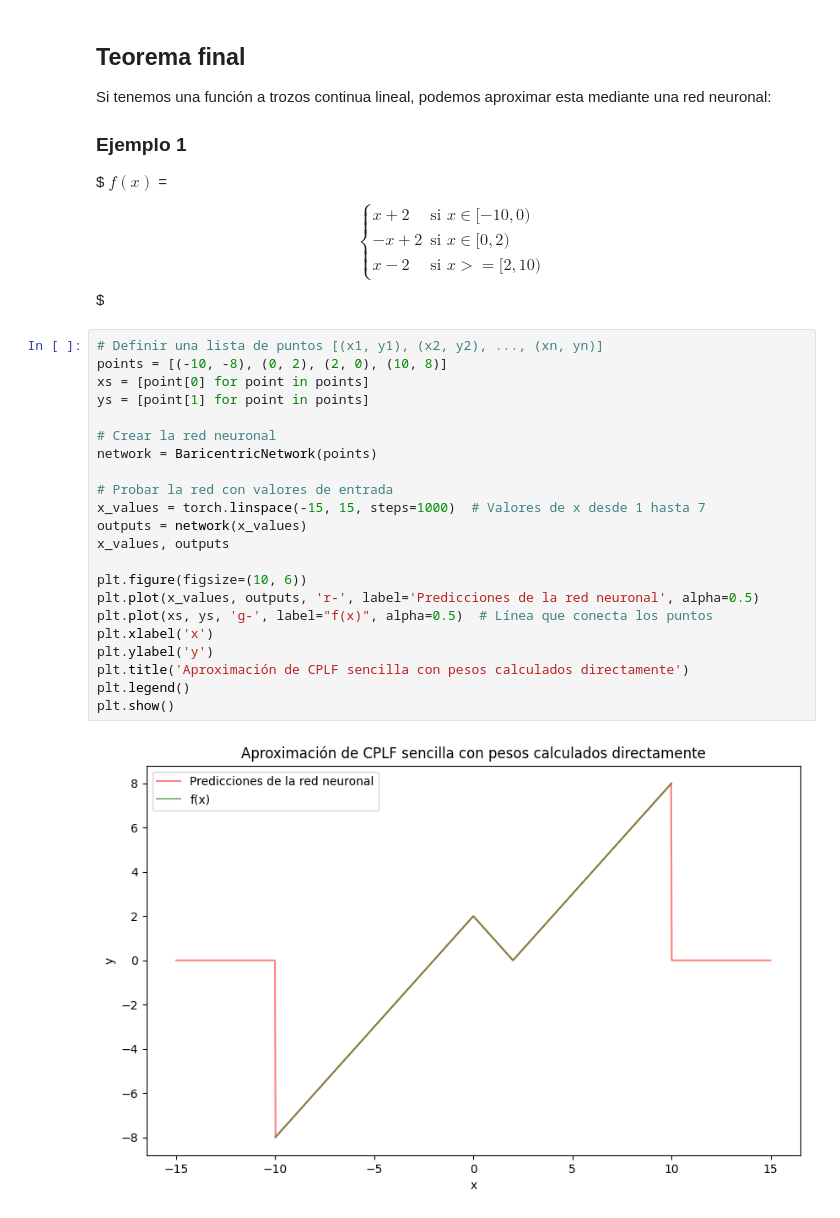
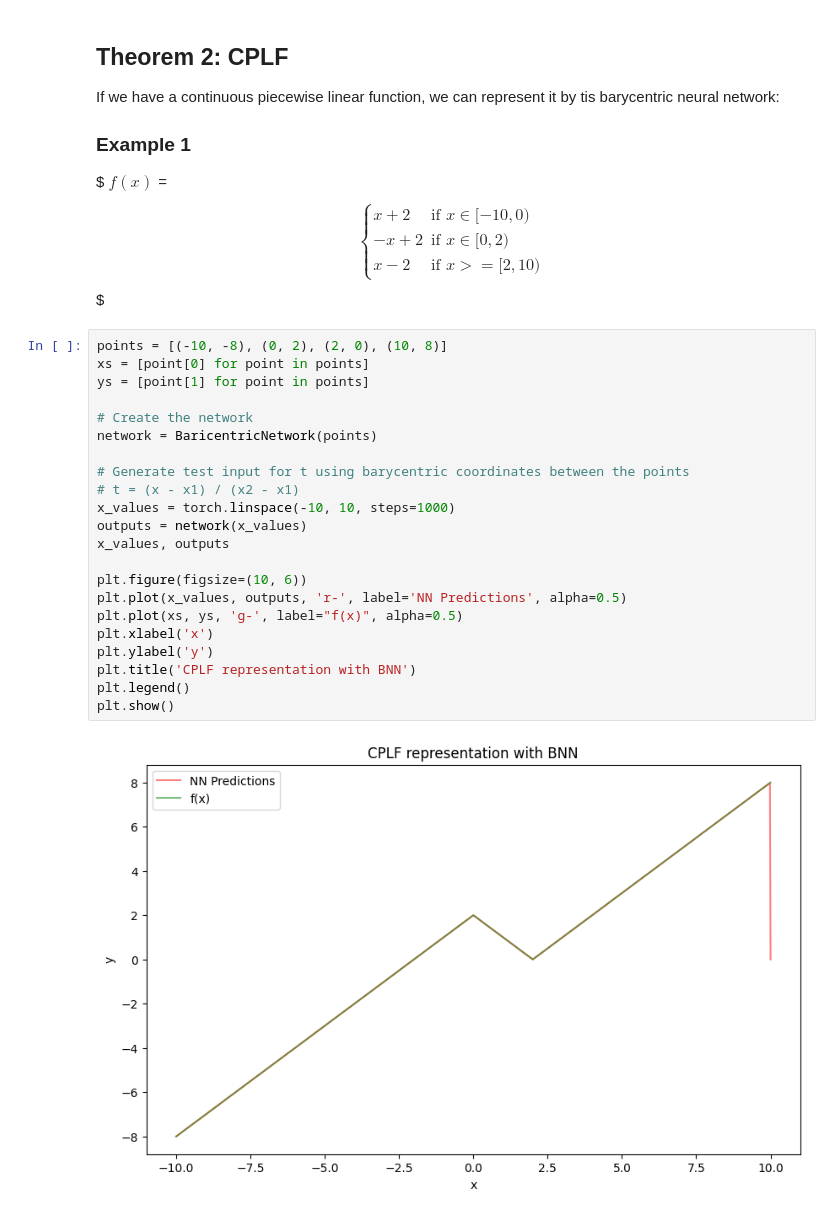
Before and after one commit to victosdur77/Function_Approximation_Using_NN_and_Barycentric_Coordinates, a Jupyter notebook: RepresentCPLF_BNN_Pytorch.ipynb, the cells around one changed output. Saved outputs shown, nothing was run; the diff lists cells and outputs as text.

```diff
--- a/RepresentCPLF_BNN_Pytorch.ipynb
+++ b/RepresentCPLF_BNN_Pytorch.ipynb
@@ -285,38 +218,38 @@ plt.show()
 # %% [markdown]
-## Teorema final
+## Theorem 2: CPLF
 
-Si tenemos una función a trozos continua lineal, podemos aproximar esta mediante una red neuronal:
+If we have a continuous piecewise linear function, we can represent it by tis barycentric neural network:
 
-### Ejemplo 1
+### Example 1
 $
 $f(x)$ = \begin{cases}
-    x + 2 & \text{si } x \in [-10,0)\\
-    -x + 2 & \text{si } x \in [0, 2)\\
-    x - 2 & \text{si } x >= [2,10)
+    x + 2 & \text{if } x \in [-10,0)\\
+    -x + 2 & \text{if } x \in [0, 2)\\
+    x - 2 & \text{if } x >= [2,10)
 \end{cases}
 $
 # %%
-# Definir una lista de puntos [(x1, y1), (x2, y2), ..., (xn, yn)]
 points = [(-10, -8), (0, 2), (2, 0), (10, 8)]
 xs = [point[0] for point in points]
 ys = [point[1] for point in points]
 
-# Crear la red neuronal
+# Create the network
 network = BaricentricNetwork(points)
 
-# Probar la red con valores de entrada
-x_values = torch.linspace(-15, 15, steps=1000)  # Valores de x desde 1 hasta 7
+# Generate test input for t using barycentric coordinates between the points
+# t = (x - x1) / (x2 - x1)
+x_values = torch.linspace(-10, 10, steps=1000)
 outputs = network(x_values)
 x_values, outputs
 
 plt.figure(figsize=(10, 6))
-plt.plot(x_values, outputs, 'r-', label='Predicciones de la red neuronal', alpha=0.5)
-plt.plot(xs, ys, 'g-', label="f(x)", alpha=0.5)  # Línea que conecta los puntos
+plt.plot(x_values, outputs, 'r-', label='NN Predictions', alpha=0.5)
+plt.plot(xs, ys, 'g-', label="f(x)", alpha=0.5)
 plt.xlabel('x')
 plt.ylabel('y')
-plt.title('Aproximación de CPLF sencilla con pesos calculados directamente')
+plt.title('CPLF representation with BNN')
 plt.legend()
 plt.show()
 # %% [output]
-[figure, old version]
+[figure, new version]
 # %% [markdown]
```
Also changed, not shown: parts of 27 cells of this notebook, 2 other files.
